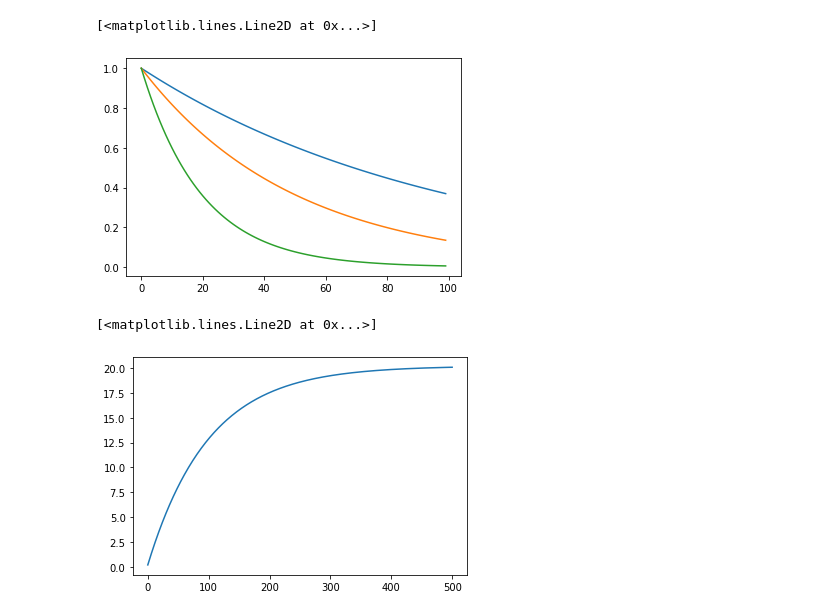
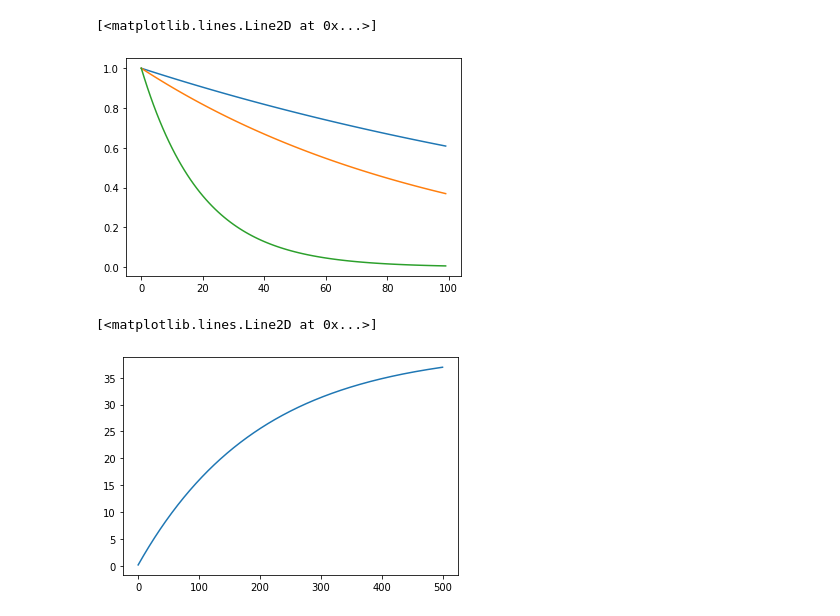
Before and after one commit to dercodeKoenig/ipda_vs_dqn_m5, a Jupyter notebook: tx_2/visualization.ipynb, the cells around one changed output. Saved outputs shown, nothing was run; the diff lists cells and outputs as text; code cells hidden in the pictures.

```diff
--- a/tx_2/visualization.ipynb
+++ b/tx_2/visualization.ipynb
@@ -46,17 +46,17 @@ ax[1].plot(y1)
 # %%
+plt.plot([0.995**x for x in range(100)])
 plt.plot([0.99**x for x in range(100)])
-plt.plot([0.98**x for x in range(100)])
 plt.plot([0.95**x for x in range(100)])
 # %% [output]
 [<matplotlib.lines.Line2D at 0x...>]
-[figure, old version]
+[figure, new version]
 # %%
 e = 0.2
-g = 0.99
+g = 0.995
 x = [e]
 for i in range(500):
     x.append(x[-1]+e*g**i)
 plt.plot(x)
 # %% [output]
 [<matplotlib.lines.Line2D at 0x...>]
-[figure, old version]
+[figure, new version]
```
Also changed, not shown: parts of 1 cell of this notebook, 6 other files.
